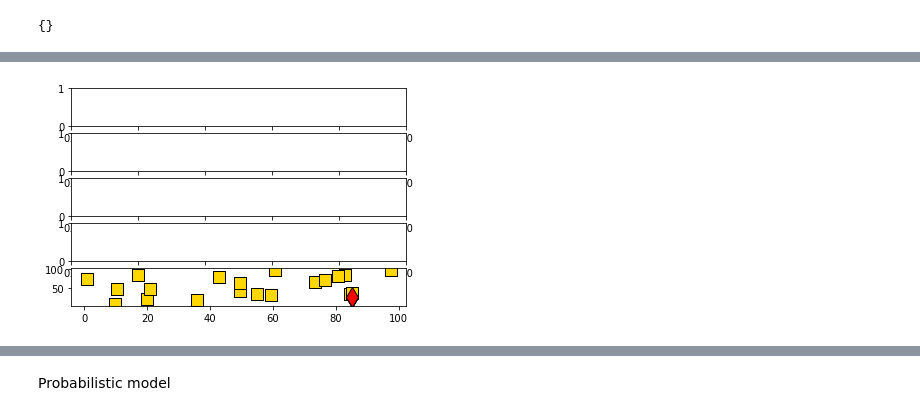
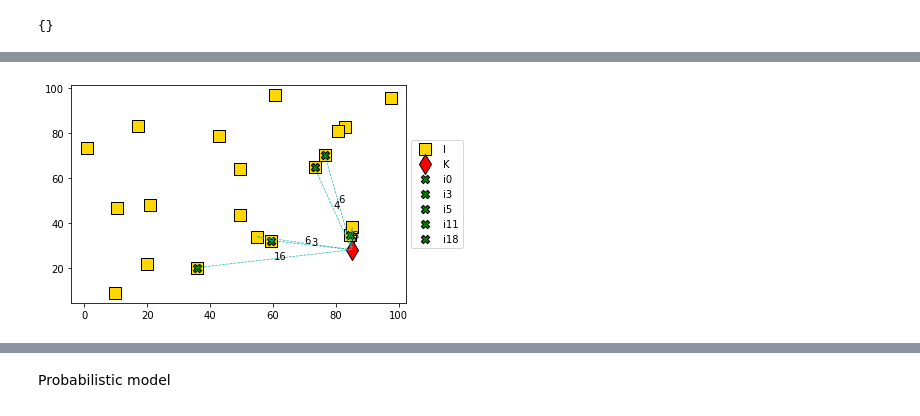
Before and after one commit to petrenaa/Master_Thesis_Drone_Specimen_Delivery, a Jupyter notebook: Specimen Delivery Project.ipynb, the cells around one changed output, grey strips where cells are left out. Saved outputs shown, nothing was run; the diff lists cells and outputs as text; code cells hidden in the pictures.

Commit message:
Attempts to create a graph

```diff
--- a/Specimen Delivery Project.ipynb
+++ b/Specimen Delivery Project.ipynb
@@ -312,37 +315,34 @@ y_j[j267] 1
 # %%
 def SolutionGraph(I, K, J, model):
 
-    plt.subplots(nrows = model.SolCount, ncols = 1)
+        plt.scatter(I['Latitude'], I['Longtitude'], color = 'gold', edgecolors = 'black',
+                                marker = 's', s = 150, label = 'I')
+        plt.scatter(K['Latitude'], K['Longtitude'], color = 'red', edgecolors = 'black',
+                                marker = 'd', s = 200, label = 'K')
 
-    for n in range(0, model.SolCount):
-        plt.scatter(I['Latitude'], I['Longtitude'], color = 'gold', edgecolors = 'black',
-                    marker = 's', s = 150, label = 'I')
-        plt.scatter(K['Latitude'], K['Longtitude'], color = 'red', edgecolors = 'black',
-                    marker = 'd', s = 200, label = 'K')
-
-
-    # for v in model.getVars():
-    #     if v.xn > 0:
-    #         if v.varName.startswith('x_ikj'):
-    #             indices_x = v.varName[6:-1].split(',') #drop variable name and brackets and convert to a list of indices
-    #             plt.plot((J.loc[indices_x[2], 'Latitude'], I.loc[indices_x[0], 'Latitude']),
-    #                     (J.loc[indices_x[2], 'Longtitude'], I.loc[indices_x[0], 'Longtitude']),
-    #                     color = 'lightseagreen', linestyle = "--", linewidth = 0.7)
-    #             plt.plot((I.loc[indices_x[0], 'Latitude'], K.loc[indices_x[1], 'Latitude']),
-    #                     (I.loc[indices_x[0], 'Longtitude'], K.loc[indices_x[1], 'Longtitude']),
-    #                     color = 'lightseagreen', linestyle = "--", linewidth = 0.7)
-    #             plt.annotate(str(int(v.xn)), xy = ((K.loc[indices_x[1], 'Latitude'] + I.loc[indices_x[0], 'Latitude'])/2,
-    #                                                 (K.loc[indices_x[1], 'Longtitude'] + I.loc[indices_x[0], 'Longtitude'])/2))
-    #         else:
-    #             index_y = v.varName[4:-1]
-    #             plt.scatter(J.loc[index_y, 'Latitude'], J.loc[index_y, 'Longtitude'], color = 'green',
-    #                     edgecolors = 'black', s = 70, marker = 'X', label = index_y)
-    # plt.legend(loc = 'center left', bbox_to_anchor = (1, 0.5))
+        model.setParam(GRB.Param.SolutionNumber, 1)
+        for v in model.getVars():
+                if v.xn > 0:
+                        if v.varName.startswith('x_ikj'):
+                                indices_x = v.varName[6:-1].split(',') #drop variable name and brackets and convert to a list of indices
+                                plt.plot((J.loc[indices_x[2], 'Latitude'], I.loc[indices_x[0], 'Latitude']),
+                                        (J.loc[indices_x[2], 'Longtitude'], I.loc[indices_x[0], 'Longtitude']),
+                                        color = 'lightseagreen', linestyle = "--", linewidth = 0.7)
+                                plt.plot((I.loc[indices_x[0], 'Latitude'], K.loc[indices_x[1], 'Latitude']),
+                                        (I.loc[indices_x[0], 'Longtitude'], K.loc[indices_x[1], 'Longtitude']),
+                                        color = 'lightseagreen', linestyle = "--", linewidth = 0.7)
+                                plt.annotate(str(int(v.xn)), xy = ((K.loc[indices_x[1], 'Latitude'] + I.loc[indices_x[0], 'Latitude'])/2,
+                                                                (K.loc[indices_x[1], 'Longtitude'] + I.loc[indices_x[0], 'Longtitude'])/2))
+                        else:
+                                index_y = v.varName[4:-1]
+                                plt.scatter(J.loc[index_y, 'Latitude'], J.loc[index_y, 'Longtitude'], color = 'green',
+                                        edgecolors = 'black', s = 70, marker = 'X', label = index_y)
+                plt.legend(loc = 'center left', bbox_to_anchor = (1, 0.5))
 
 
 SolutionGraph(I, K, J, model_det)
 # %% [output]
-[figure, old version]
+[figure, new version]
 # %%
 for v in model_det.getVars():
         if v.xn > 0:
```
Also changed, not shown: parts of 7 cells of this notebook.
